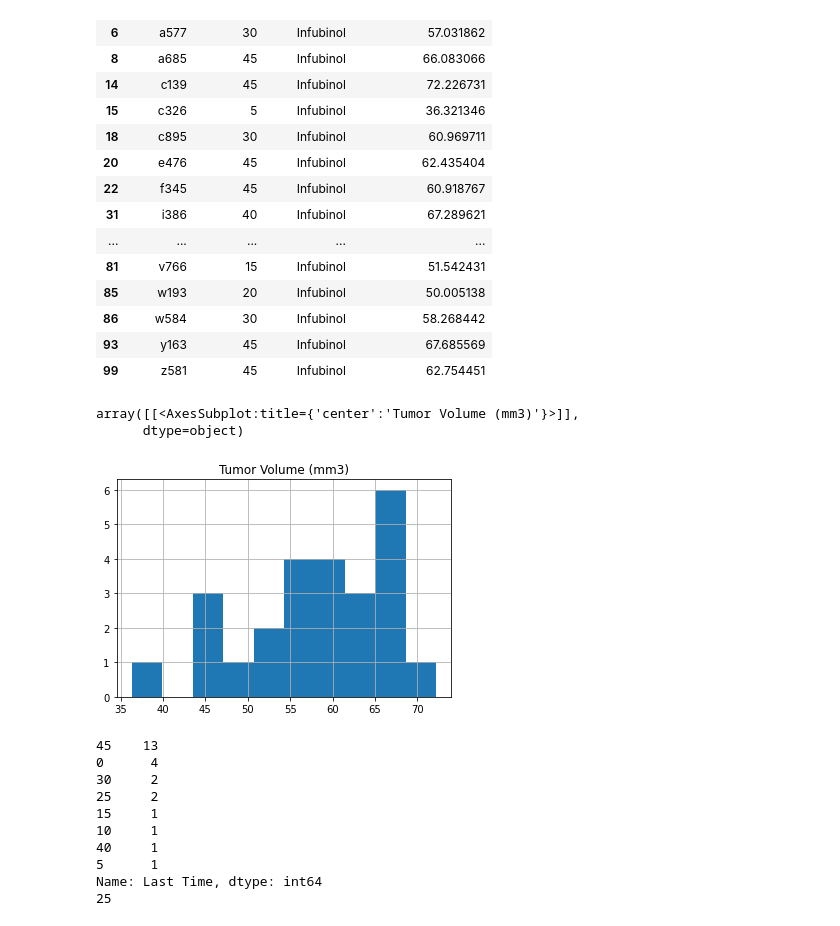
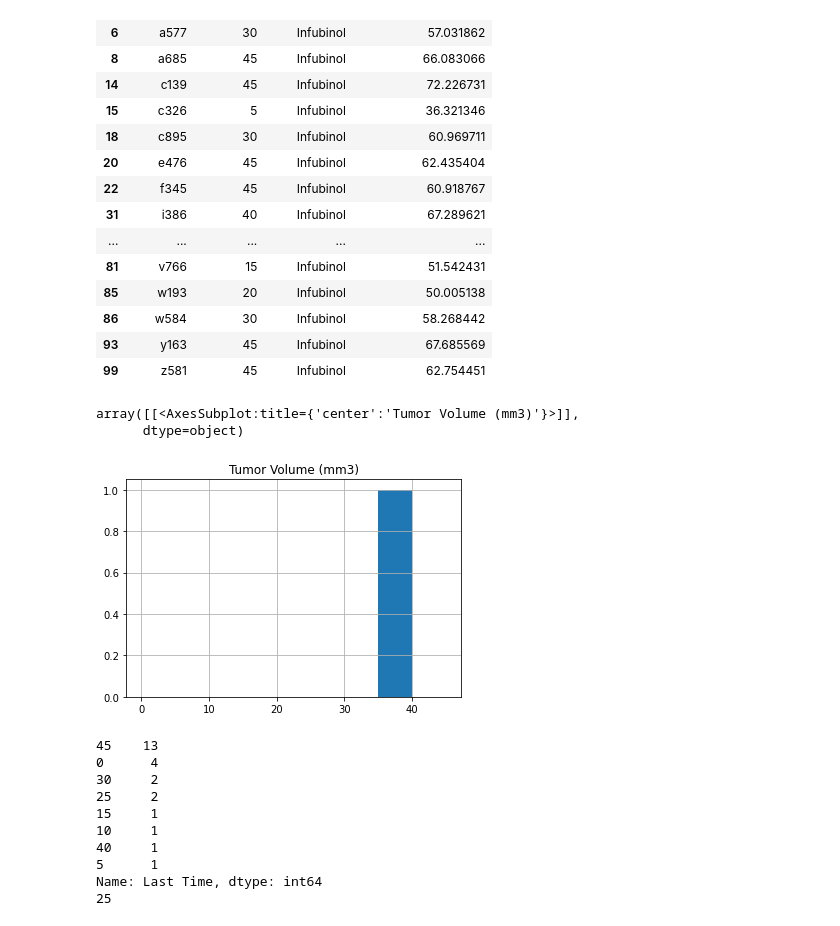
Before and after one commit to sarahDH615/matplotlib_challenge, a Jupyter notebook: pymaceuticals_starter_edited.ipynb, the cells around one changed output. Cells and saved outputs as stored; diff of their text form; code cells hidden in the pictures.

```diff
--- a/pymaceuticals_starter_edited.ipynb
+++ b/pymaceuticals_starter_edited.ipynb
@@ -482,12 +493,12 @@ Name: Last Time, dtype: int64
 | 86 | w584 | 30 | Infubinol | 58.268442 |
 | 93 | y163 | 45 | Infubinol | 67.685569 |
 | 99 | z581 | 45 | Infubinol | 62.754451 |
-# %%
-in_df.hist()
-# %% [output]
-array([[<AxesSubplot:title={'center':'Tumor Volume (mm3)'}>]],
-      dtype=object)
-[figure, removed]
+# %%
+in_df.hist(bins=[0, 5, 10, 15, 20, 25, 30, 35, 40, 45])
+# %% [output]
+array([[<AxesSubplot:title={'center':'Tumor Volume (mm3)'}>]],
+      dtype=object)
+[figure, added]
 # %%
 print(ce_df['Last Time'].value_counts())
 print(len(ce_df))
```
Also changed, not shown: parts of 8 cells of this notebook.
